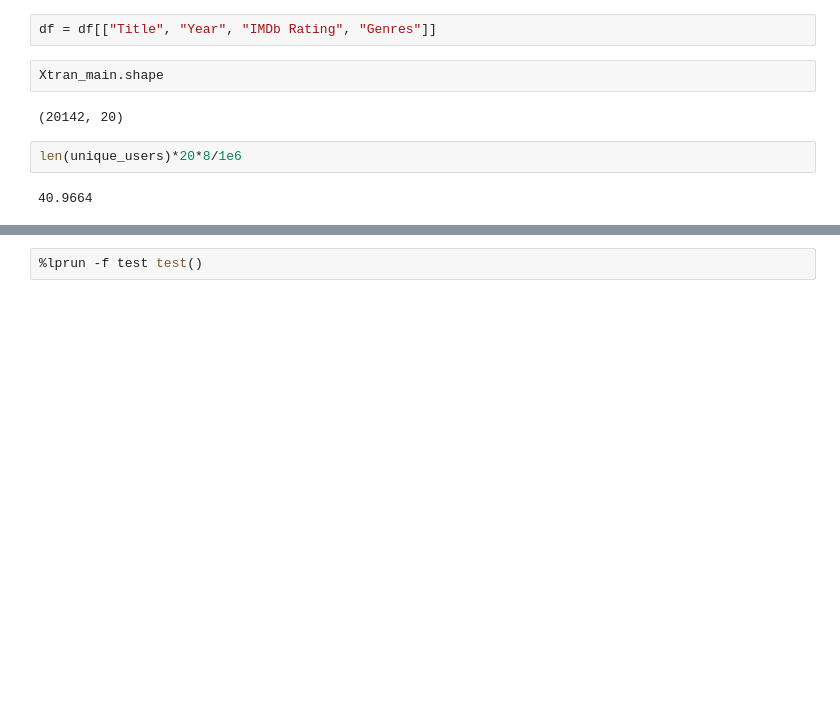
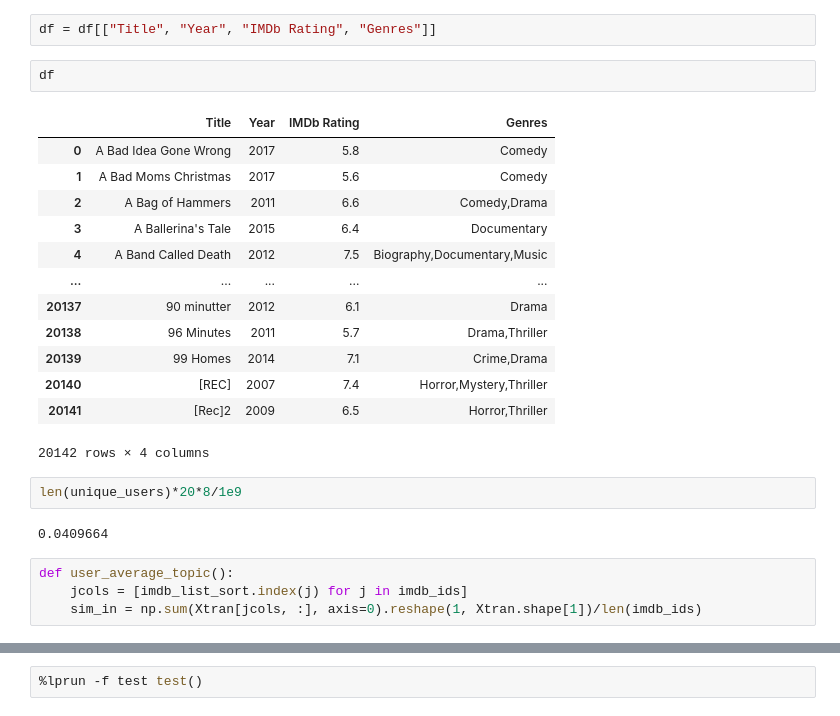
Before and after one commit to nfasano/movie_recsys, a Jupyter notebook: recsys_content_based/model_prototype.ipynb, the cells around one changed output, grey strips where cells are left out. Saved outputs shown, nothing was run; the diff lists cells and outputs as text; blank space fills up the shorter version.

```diff
--- a/recsys_content_based/ranking_eval.ipynb
+++ b/recsys_content_based/model_prototype.ipynb
@@ -147,14 +154,30 @@ NameError: name 'Xtran' is not defined
 df.columns = ["Title", "Year", "Genres", "IMDb Rating", 'num_votes', 'is_adult', 'imdb_id', 'imdb_link', 'tmdb_poster_link']
 # %%
 df = df[["Title", "Year", "IMDb Rating", "Genres"]]
-# %%
-Xtran_main.shape
-# %% [output]
-(20142, 20)
+# %%
+df
+# %% [output]
+|  | Title | Year | IMDb Rating | Genres |
+| 0 | A Bad Idea Gone Wrong | 2017 | 5.8 | Comedy |
+| 1 | A Bad Moms Christmas | 2017 | 5.6 | Comedy |
+| 2 | A Bag of Hammers | 2011 | 6.6 | Comedy,Drama |
+| 3 | A Ballerina's Tale | 2015 | 6.4 | Documentary |
+| 4 | A Band Called Death | 2012 | 7.5 | Biography,Documentary,Music |
+| ... | ... | ... | ... | ... |
+| 20137 | 90 minutter | 2012 | 6.1 | Drama |
+| 20138 | 96 Minutes | 2011 | 5.7 | Drama,Thriller |
+| 20139 | 99 Homes | 2014 | 7.1 | Crime,Drama |
+| 20140 | [REC] | 2007 | 7.4 | Horror,Mystery,Thriller |
+| 20141 | [Rec]2 | 2009 | 6.5 | Horror,Thriller |
+20142 rows × 4 columns
 # %%
-len(unique_users)*20*8/1e6
+len(unique_users)*20*8/1e9
 # %% [output]
-40.9664
+0.0409664
+# %%
+def user_average_topic():
+    jcols = [imdb_list_sort.index(j) for j in imdb_ids]
+    sim_in = np.sum(Xtran[jcols, :], axis=0).reshape(1, Xtran.shape[1])/len(imdb_ids)
 # %%
 def movie_rec_users(imdb_ids, rating_min, is_adult, Xtran, num_rec=5):
     # compute top 5 movie recommendations for the input movie and filters
```
Also changed, not shown: parts of 7 cells of this notebook, 19 other files.
